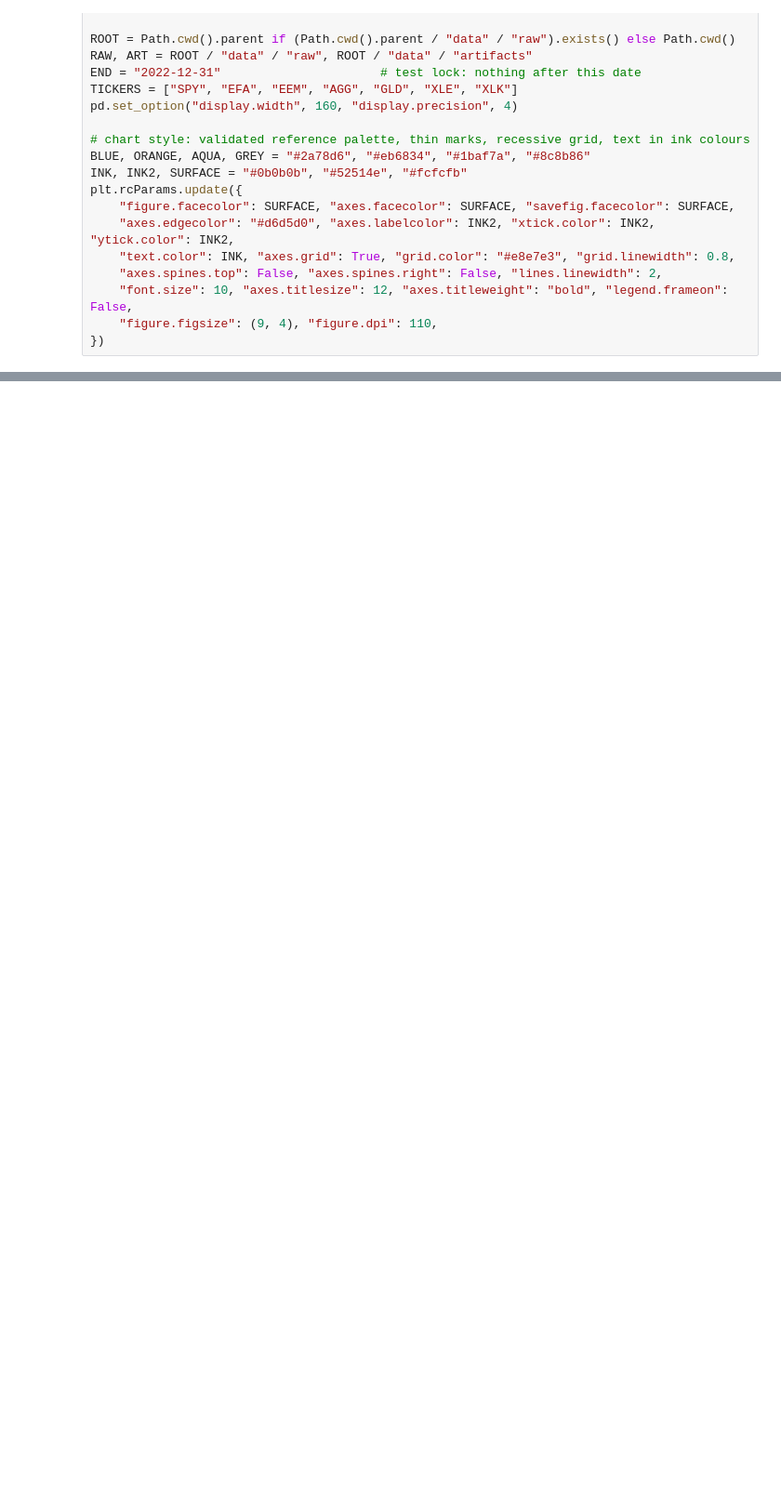
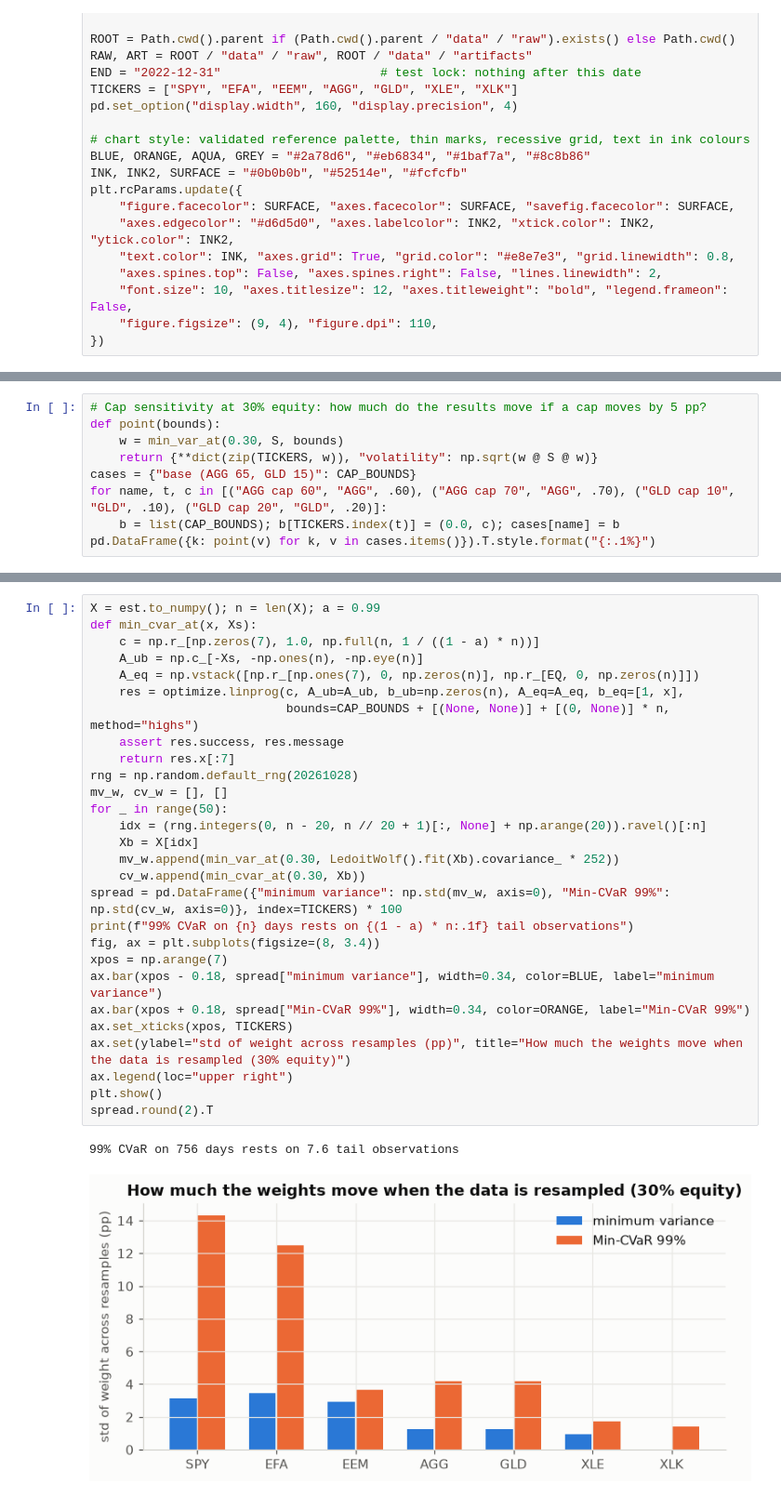
Before and after one commit to Pasidu-Mihiranga/QuantEdge, a Jupyter notebook: notebooks/02_portfolio_frontier.ipynb, the cells around one changed output, grey strips where cells are left out. Shown at 93% size. Cells and saved outputs as stored; diff of their text form; blank space fills up the shorter version.

```diff
--- a/notebooks/02_portfolio_frontier.ipynb
+++ b/notebooks/02_portfolio_frontier.ipynb
@@ -123,0 +191,9 @@ Compare your KPIs with `data/artifacts/portfolio_scorecard_val.parquet` for the
+# %%
+# Cap sensitivity at 30% equity: how much do the results move if a cap moves by 5 pp?
+def point(bounds):
+    w = min_var_at(0.30, S, bounds)
+    return {**dict(zip(TICKERS, w)), "volatility": np.sqrt(w @ S @ w)}
+cases = {"base (AGG 65, GLD 15)": CAP_BOUNDS}
+for name, t, c in [("AGG cap 60", "AGG", .60), ("AGG cap 70", "AGG", .70), ("GLD cap 10", "GLD", .10), ("GLD cap 20", "GLD", .20)]:
+    b = list(CAP_BOUNDS); b[TICKERS.index(t)] = (0.0, c); cases[name] = b
+pd.DataFrame({k: point(v) for k, v in cases.items()}).T.style.format("{:.1%}")
@@ -123,0 +214,31 @@ Compare your KPIs with `data/artifacts/portfolio_scorecard_val.parquet` for the
+# %%
+X = est.to_numpy(); n = len(X); a = 0.99
+def min_cvar_at(x, Xs):
+    c = np.r_[np.zeros(7), 1.0, np.full(n, 1 / ((1 - a) * n))]
+    A_ub = np.c_[-Xs, -np.ones(n), -np.eye(n)]
+    A_eq = np.vstack([np.r_[np.ones(7), 0, np.zeros(n)], np.r_[EQ, 0, np.zeros(n)]])
+    res = optimize.linprog(c, A_ub=A_ub, b_ub=np.zeros(n), A_eq=A_eq, b_eq=[1, x],
+                           bounds=CAP_BOUNDS + [(None, None)] + [(0, None)] * n, method="highs")
+    assert res.success, res.message
+    return res.x[:7]
+rng = np.random.default_rng(20261028)
+mv_w, cv_w = [], []
+for _ in range(50):
+    idx = (rng.integers(0, n - 20, n // 20 + 1)[:, None] + np.arange(20)).ravel()[:n]
+    Xb = X[idx]
+    mv_w.append(min_var_at(0.30, LedoitWolf().fit(Xb).covariance_ * 252))
+    cv_w.append(min_cvar_at(0.30, Xb))
+spread = pd.DataFrame({"minimum variance": np.std(mv_w, axis=0), "Min-CVaR 99%": np.std(cv_w, axis=0)}, index=TICKERS) * 100
+print(f"99% CVaR on {n} days rests on {(1 - a) * n:.1f} tail observations")
+fig, ax = plt.subplots(figsize=(8, 3.4))
+xpos = np.arange(7)
+ax.bar(xpos - 0.18, spread["minimum variance"], width=0.34, color=BLUE, label="minimum variance")
+ax.bar(xpos + 0.18, spread["Min-CVaR 99%"], width=0.34, color=ORANGE, label="Min-CVaR 99%")
+ax.set_xticks(xpos, TICKERS)
+ax.set(ylabel="std of weight across resamples (pp)", title="How much the weights move when the data is resampled (30% equity)")
+ax.legend(loc="upper right")
+plt.show()
+spread.round(2).T
+# %% [output]
+99% CVaR on 756 days rests on 7.6 tail observations
+[figure, added]
```
Also changed, not shown: parts of 51 cells of this notebook, 9 other files.
